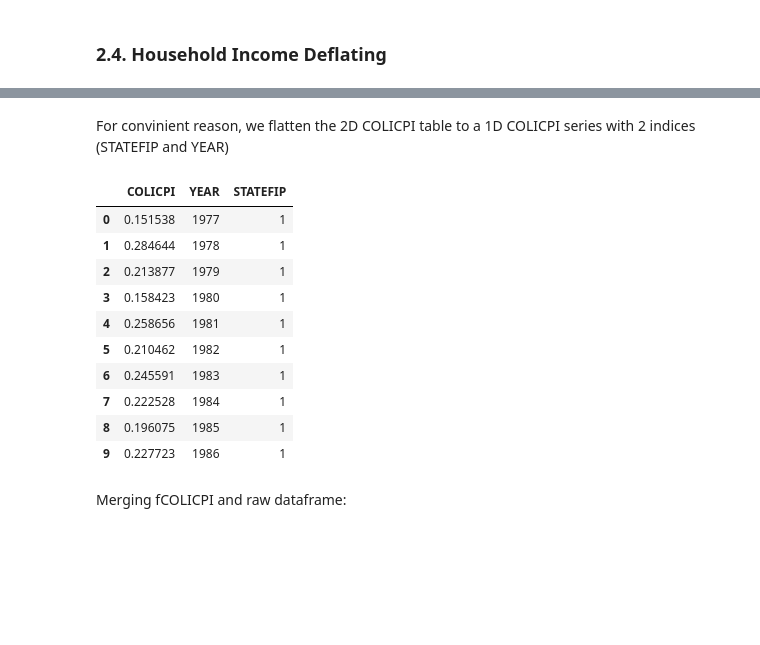
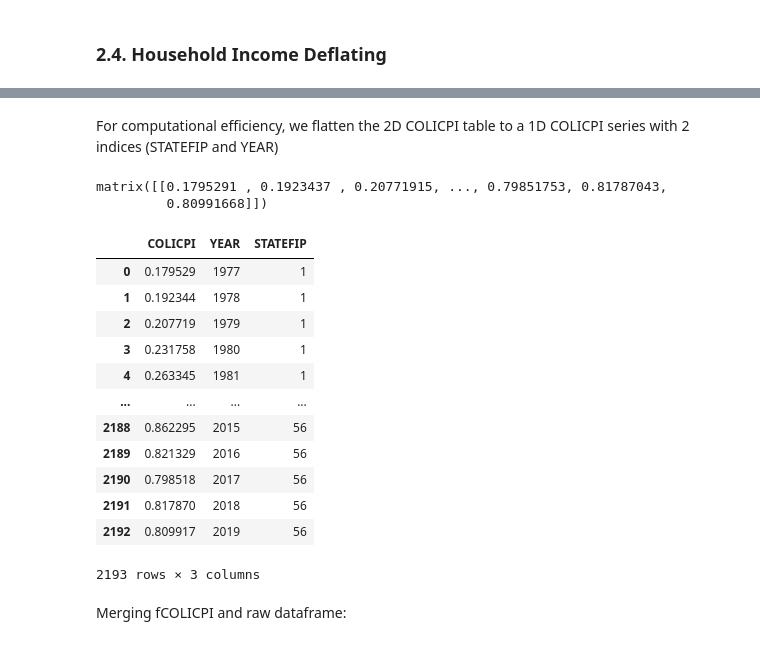
Before and after one commit to sangttruong/incomevis, a Jupyter notebook: main.ipynb, the cells around one changed output, grey strips where cells are left out. Saved outputs shown, nothing was run; the diff lists cells and outputs as text; code cells hidden in the pictures; blank space fills up the shorter version.

```diff
--- a/main.ipynb
+++ b/main.ipynb
@@ -346,0 +502,4 @@ COLI.head(10)
+# %%
+# Drop year from 1970 to 1975
+COLI.drop(index = np.arange(1970,1976), inplace = True)
+COLI
@@ -379,18 +607,8 @@ We merge the inferred COLI with the available COLI. For every year, COLI will be
 # %%
-# Concatinate available data and inferred data
-COLI = pd.concat([COLI, predCOLI])
-COLI = COLI.sort_index()
-
 # Compute average COLI
-avgCOLI = COLI.mean(axis = 1)
+avgCOLI = COLI.mean(axis = 1) # Horizontal
 avgCOLI = pd.DataFrame(avgCOLI)
 avgCOLI = avgCOLI.rename(columns = {0: "AVG_COLI"})
 
 # Normalize COLI by average COLI by year
-for y in year_cps:
-  COLI.loc[y] = COLI.loc[y]/avgCOLI.loc[y,'AVG_COLI']
-
-# Drop year = [1960, 1970]
-COLI.drop(index = [1960, 1970], inplace = True )
-
-COLI
+for y in COLI.index: COLI.loc[y] = COLI.loc[y]/avgCOLI.loc[y,'AVG_COLI']
@@ -676,0 +639,15 @@ COLICPI.head(10)
+# %%
+# Generate COLICPI dataframes
+'''
+Take COLI data, shift forward 1 year. Dataframe COLICPI now has identical value with COLI,
+but COLICPI's year index is 1 year ahead in comparison to COLI. Specifically, COLICPI index
+is 1977 to 2019 and COLI index is 1976 to 2018. Later, we will perform element-wise multiplication
+between CPI and COLICPI. CPI index year is also 1977 to 2019. That means for CPI at t, HHINCOME at t,
+COLI is at t-1)
+'''
+COLICPI = pd.DataFrame(data = COLI)
+COLICPI.set_index(keys = np.array(year_cps), inplace = True)
+len(COLI)
+
+# Compute COLICPI
+for i in year_cps: COLICPI.loc[i] = COLICPI.loc[i] * CPI.loc[i, 'CPI']
@@ -677,31 +674,38 @@ COLICPI.head(10)
 # %% [markdown]
-For convinient reason, we flatten the 2D COLICPI table to a 1D COLICPI series with 2 indices (STATEFIP and YEAR)
+For computational efficiency, we flatten the 2D COLICPI table to a 1D COLICPI series with 2 indices (STATEFIP and YEAR)
+# %%
+# Flatten deflator matrix in column-major (Fortran- style) order
+fCOLICPI = np.matrix(COLICPI).flatten('F')
+fCOLICPI
+# %% [output]
+matrix([[0.1795291 , 0.1923437 , 0.20771915, ..., 0.79851753, 0.81787043,
+         0.80991668]])
 # %%
-# Flatten deflator matrix
-fCOLICPI = np.matrix(COLICPI).flatten()
 fCOLICPI = pd.DataFrame(fCOLICPI)
 fCOLICPI = fCOLICPI.T
 fCOLICPI.rename(columns = {0: 'COLICPI'}, inplace = True)
 
 # Index YEAR
 year_cps_multiply = np.tile(year_cps,len(statefip))
 fCOLICPI['YEAR'] = year_cps_multiply
 
 # Index STATEFIP
 statefip_multiply = np.tile(statefip,len(year_cps))
 statefip_multiply.sort()
 fCOLICPI['STATEFIP'] = statefip_multiply
 
-fCOLICPI.head(10)
+fCOLICPI
 # %% [output]
 |  | COLICPI | YEAR | STATEFIP |
-| 0 | 0.151538 | 1977 | 1 |
-| 1 | 0.284644 | 1978 | 1 |
-| 2 | 0.213877 | 1979 | 1 |
-| 3 | 0.158423 | 1980 | 1 |
-| 4 | 0.258656 | 1981 | 1 |
-| 5 | 0.210462 | 1982 | 1 |
-| 6 | 0.245591 | 1983 | 1 |
-| 7 | 0.222528 | 1984 | 1 |
-| 8 | 0.196075 | 1985 | 1 |
-| 9 | 0.227723 | 1986 | 1 |
+| 0 | 0.179529 | 1977 | 1 |
+| 1 | 0.192344 | 1978 | 1 |
+| 2 | 0.207719 | 1979 | 1 |
+| 3 | 0.231758 | 1980 | 1 |
+| 4 | 0.263345 | 1981 | 1 |
+| ... | ... | ... | ... |
+| 2188 | 0.862295 | 2015 | 56 |
+| 2189 | 0.821329 | 2016 | 56 |
+| 2190 | 0.798518 | 2017 | 56 |
+| 2191 | 0.817870 | 2018 | 56 |
+| 2192 | 0.809917 | 2019 | 56 |
+2193 rows × 3 columns
```
Also changed, not shown: parts of 125 cells of this notebook.
